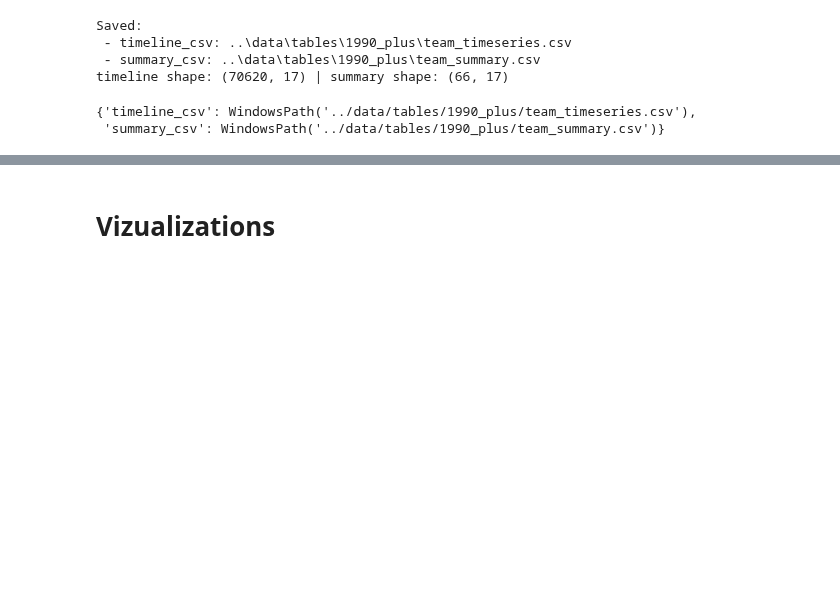
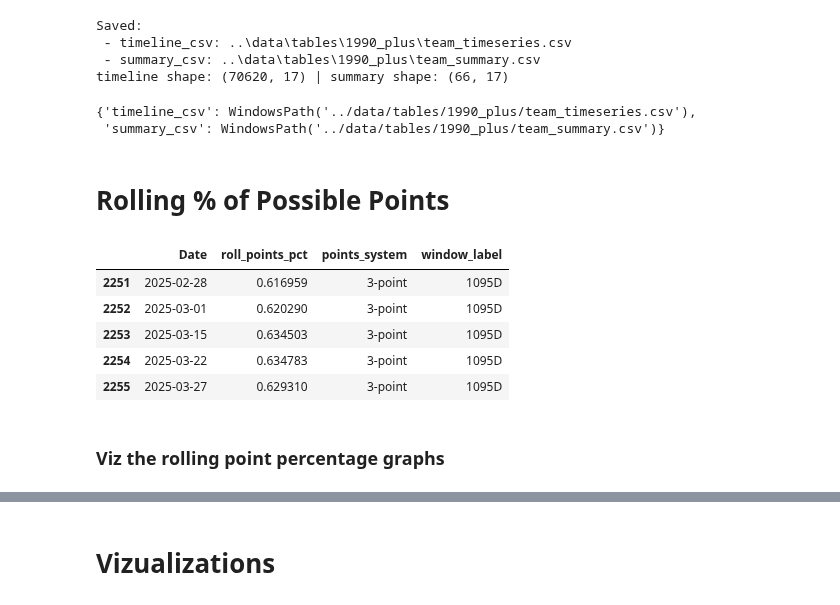
Before and after one commit to JSmith1826/college_hockey_2526, a Jupyter notebook: workbook/cumlative_all_time_records.ipynb, the cells around one changed output, grey strips where cells are left out. Saved outputs shown, nothing was run; the diff lists cells and outputs as text; code cells hidden in the pictures; blank space fills up the shorter version.

```diff
--- a/workbook/cumlative_all_time_records.ipynb
+++ b/workbook/cumlative_all_time_records.ipynb
@@ -438,3 +438,5 @@ Saved:
 timeline shape: (70620, 17) | summary shape: (66, 17)
 {'timeline_csv': WindowsPath('../data/tables/1990_plus/team_timeseries.csv'),
  'summary_csv': WindowsPath('../data/tables/1990_plus/team_summary.csv')}
+# %% [markdown]
+# Rolling % of Possible Points
@@ -440,0 +719,37 @@ timeline shape: (70620, 17) | summary shape: (66, 17)
+# %%
+from pathlib import Path
+import pandas as pd
+# from points_engine import (
+#     build_points_timeseries, POINTS_2PT, POINTS_3PT
+# )
+
+RAW = Path("../data/tables/results_all_time.csv")
+
+# 3-year rolling, modern (3-point) system
+ts_3yr_modern = build_points_timeseries(
+    RAW,
+    system=POINTS_3PT,
+    window="1095D"  # ~3 years
+)
+ts_3yr_modern.to_csv("../data/tables/points_timeseries_3yr_modern.csv", index=False)
+
+# 2-year rolling, classic (2-point) system
+ts_2yr_classic = build_points_timeseries(
+    RAW,
+    system=POINTS_2PT,
+    window="730D"
+)
+ts_2yr_classic.to_csv("../data/tables/points_timeseries_2yr_classic.csv", index=False)
+
+# Example: take a peek at one program
+msu = ts_3yr_modern[ts_3yr_modern["team"].str.casefold() == "michigan state"]
+msu[["Date","roll_points_pct","points_system","window_label"]].tail()
+# %% [output]
+|  | Date | roll_points_pct | points_system | window_label |
+| 2251 | 2025-02-28 | 0.616959 | 3-point | 1095D |
+| 2252 | 2025-03-01 | 0.620290 | 3-point | 1095D |
+| 2253 | 2025-03-15 | 0.634503 | 3-point | 1095D |
+| 2254 | 2025-03-22 | 0.634783 | 3-point | 1095D |
+| 2255 | 2025-03-27 | 0.629310 | 3-point | 1095D |
+# %% [markdown]
+### Viz the rolling point percentage graphs
```
Also changed, not shown: parts of 6 cells of this notebook, 5 other files.
